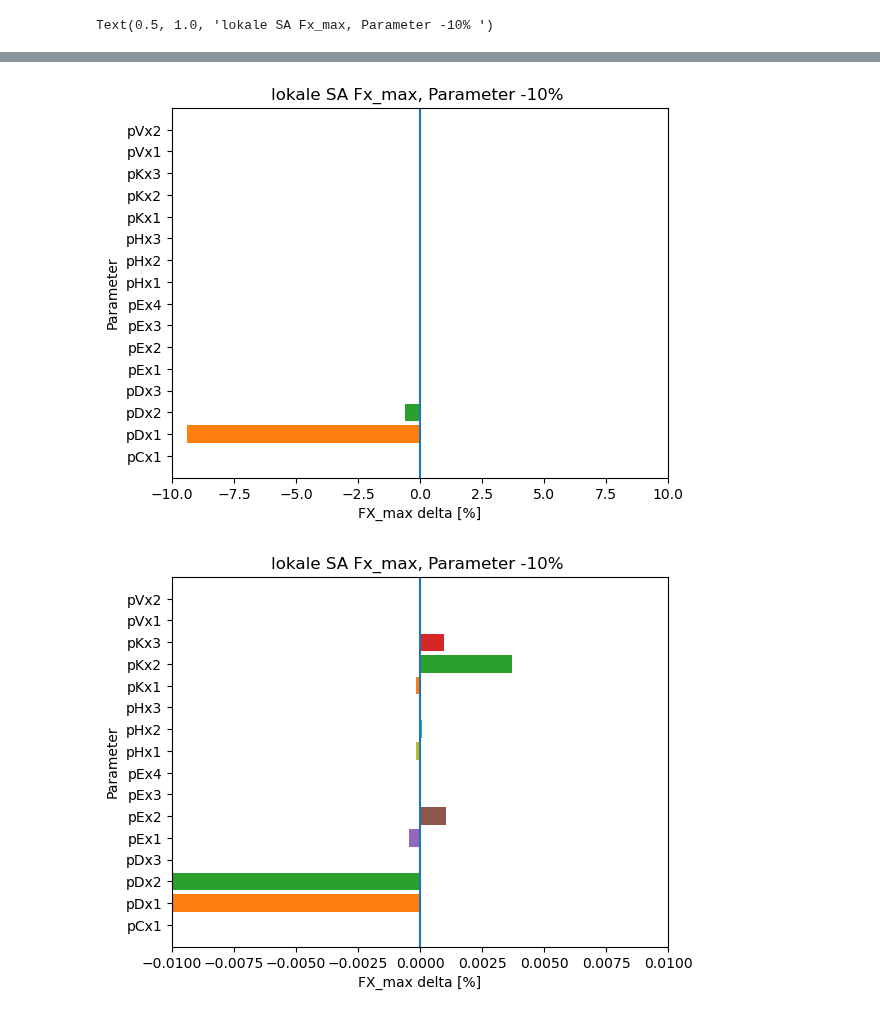
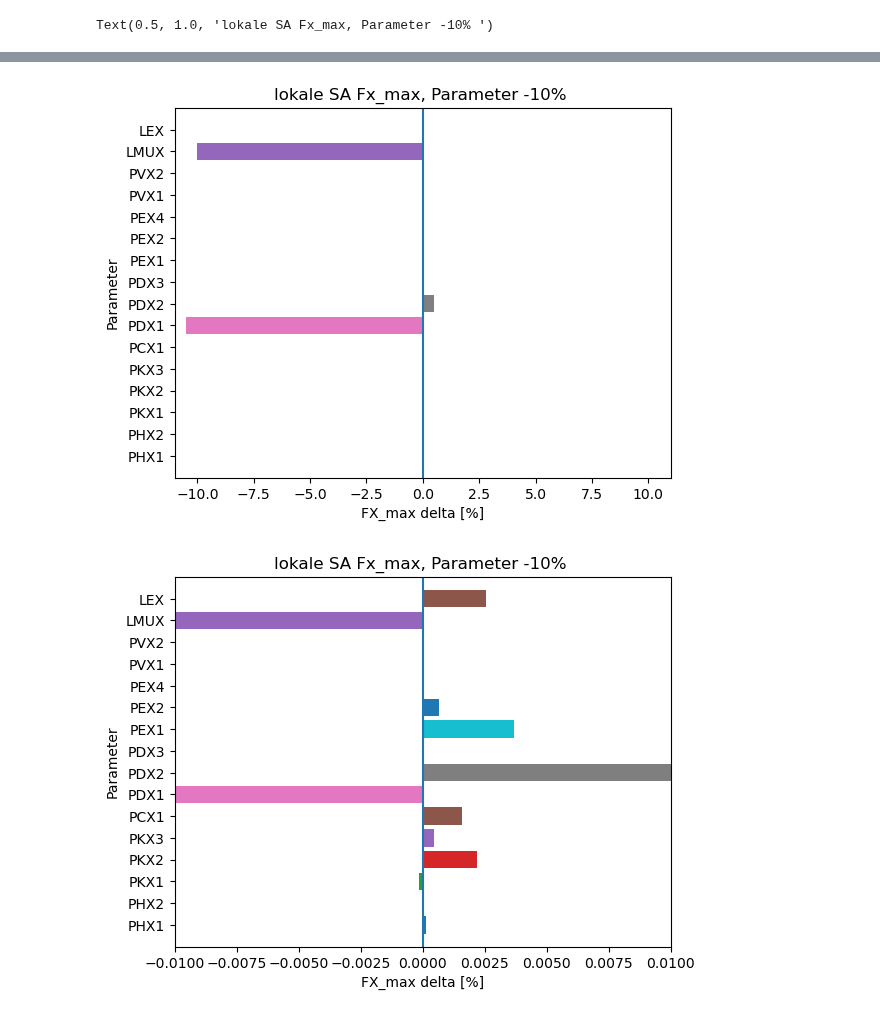
Before and after one commit to BenediktRuhland/SA-Tire-model, a Jupyter notebook: lokal SA/Pacejka 5.2 lokale SA Fx.ipynb, the cells around one changed output, grey strips where cells are left out. Drawn from its saved outputs; the diff is of its cells as text; code cells hidden in the pictures.

```diff
--- a/lokal SA/Pacejka 5.2 lokale SA Fx.ipynb
+++ b/lokal SA/Pacejka 5.2 lokale SA Fx.ipynb
@@ -203,7 +104,7 @@ err = diff_Pacejka(Pacejka5_2(Fz,SL,IA,Fz0,params_Indy)[0],SL)[int(i)] - slope(F
 
 s = 0.1 #10% änderung
 params_SA = deepcopy(params_Indy)
-Fz = 10000 #[N]
+Fz = 4000 #[N]
 # %%
 ### lokale Sensitivität
 
@@ -224,11 +125,11 @@ delta=np.zeros((len(params),2))
 for i in range(0,len(params)):
 
     params_pos[i] = params_pos[i]*(1+s)
-    delta_Fx_max_pos = (np.max(Pacejka5_2(Fz,SL,IA,Fz0,params)[0]) - np.max(Pacejka5_2(Fz,SL,IA,Fz0,params_pos)[0]))/np.max(Pacejka5_2(Fz,SL,IA,Fz0,params)[0])
+    delta_Fx_max_pos = (np.max(pa52gl.Pacejka52_long(SL,Fz,Fz0, *params)[0]) - np.max(pa52gl.Pacejka52_long(SL,Fz,Fz0, *params_pos)[0]))/np.max(pa52gl.Pacejka52_long(SL,Fz,Fz0, *params)[0])
     params_pos[i] = params[i]
 
     params_neg[i] = params_neg[i]*(1-s)
-    delta_Fx_max_neg = (np.max(Pacejka5_2(Fz,SL,IA,Fz0,params)[0]) - np.max(Pacejka5_2(Fz,SL,IA,Fz0,params_neg)[0]))/np.max(Pacejka5_2(Fz,SL,IA,Fz0,params)[0])
+    delta_Fx_max_neg = (np.max(pa52gl.Pacejka52_long(SL,Fz,Fz0, *params)[0]) - np.max(pa52gl.Pacejka52_long(SL,Fz,Fz0, *params_neg)[0]))/np.max(pa52gl.Pacejka52_long(SL,Fz,Fz0, *params)[0])
     params_neg[i] = params[i]
 
     delta[i] = [delta_Fx_max_neg*100, delta_Fx_max_pos*100]
@@ -246,13 +147,13 @@ for i in range(0,len(params)):
 
 #Plots params -10%
 fig, ax = plt.subplots()
-y_axis=('pCx1','pDx1', 'pDx2', 'pDx3','pEx1', 'pEx2', 'pEx3', 'pEx4', 'pHx1', 'pHx2', 'pHx3','pKx1', 'pKx2', 'pKx3','pVx1', 'pVx2')
+y_axis=('PHX1', 'PHX2', 'PKX1', 'PKX2', 'PKX3', 'PCX1', 'PDX1', 'PDX2', 'PDX3', 'PEX1', 'PEX2', 'PEX4', 'PVX1', 'PVX2', 'LMUX', 'LEX')
 y_pos=np.arange(len(y_axis))
 i=0
 for i in range(0,len(y_pos)):
     ax.barh(y_pos[i],delta_neg[i])
 ax.set_yticks(y_pos, labels=y_axis)
-plt.xlim(-10,10)
+plt.xlim(-11,11)
 plt.ylim(-1,len(y_axis))
 plt.axvline(0, 0, 1)
 plt.xlabel("FX_max delta [%]")
@@ -262,14 +163,14 @@ plt.title('lokale SA Fx_max, Parameter +10% ')
 #Plots params +10%
 fig, ax = plt.subplots()
 #print(delta_neg)
-y_axis=('pCx1','pDx1', 'pDx2', 'pDx3','pEx1', 'pEx2', 'pEx3', 'pEx4', 'pHx1', 'pHx2', 'pHx3','pKx1', 'pKx2', 'pKx3','pVx1', 'pVx2')
+y_axis=('PHX1', 'PHX2', 'PKX1', 'PKX2', 'PKX3', 'PCX1', 'PDX1', 'PDX2', 'PDX3', 'PEX1', 'PEX2', 'PEX4', 'PVX1', 'PVX2', 'LMUX', 'LEX')
 y_pos=np.arange(len(y_axis))
 
 i=0
 for i in range(0,len(y_pos)):
     ax.barh(y_pos[i],delta_pos[i])
 ax.set_yticks(y_pos, labels=y_axis)
-plt.xlim(-10,10)
+plt.xlim(-11,11)
 plt.ylim(-1,len(y_axis))
 plt.axvline(0, 0, 1)
 plt.xlabel("FX_max delta [%]")
@@ -279,7 +180,7 @@ plt.title('lokale SA Fx_max, Parameter -10% ')
 #Plots params +10%
 fig, ax = plt.subplots()
 #print(delta_neg)
-y_axis=('pCx1','pDx1', 'pDx2', 'pDx3','pEx1', 'pEx2', 'pEx3', 'pEx4', 'pHx1', 'pHx2', 'pHx3','pKx1', 'pKx2', 'pKx3','pVx1', 'pVx2')
+y_axis=('PHX1', 'PHX2', 'PKX1', 'PKX2', 'PKX3', 'PCX1', 'PDX1', 'PDX2', 'PDX3', 'PEX1', 'PEX2', 'PEX4', 'PVX1', 'PVX2', 'LMUX', 'LEX')
 y_pos=np.arange(len(y_axis))
 
 i=0
@@ -298,5 +199,5 @@ Text(0.5, 1.0, 'lokale SA Fx_max, Parameter -10% ')
-[figure, old version]
+[figure, new version]
-[figure, old version]
+[figure, new version]
 # %%
 #Sl bei max Fx
 
```
Also changed, not shown: parts of 6 cells of this notebook, 1 other file.
